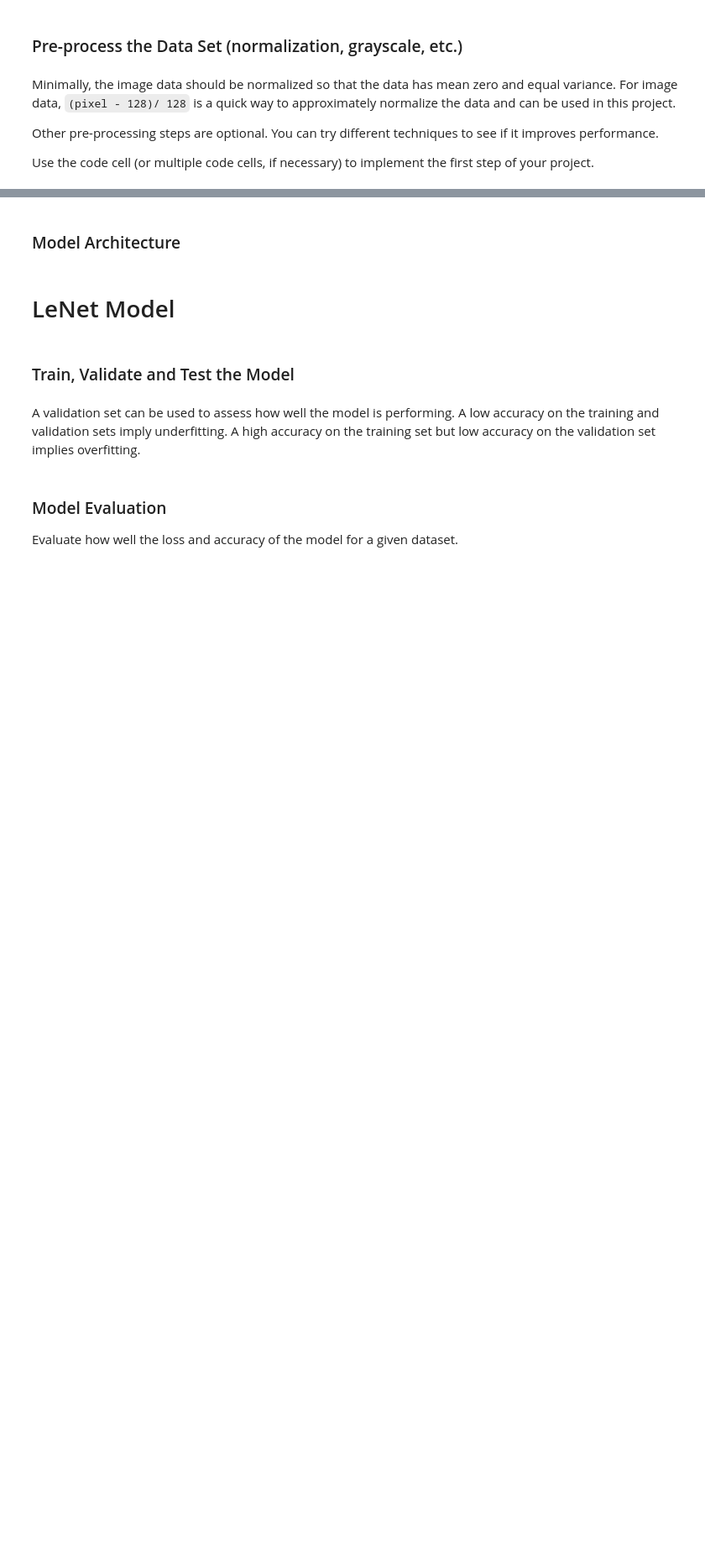
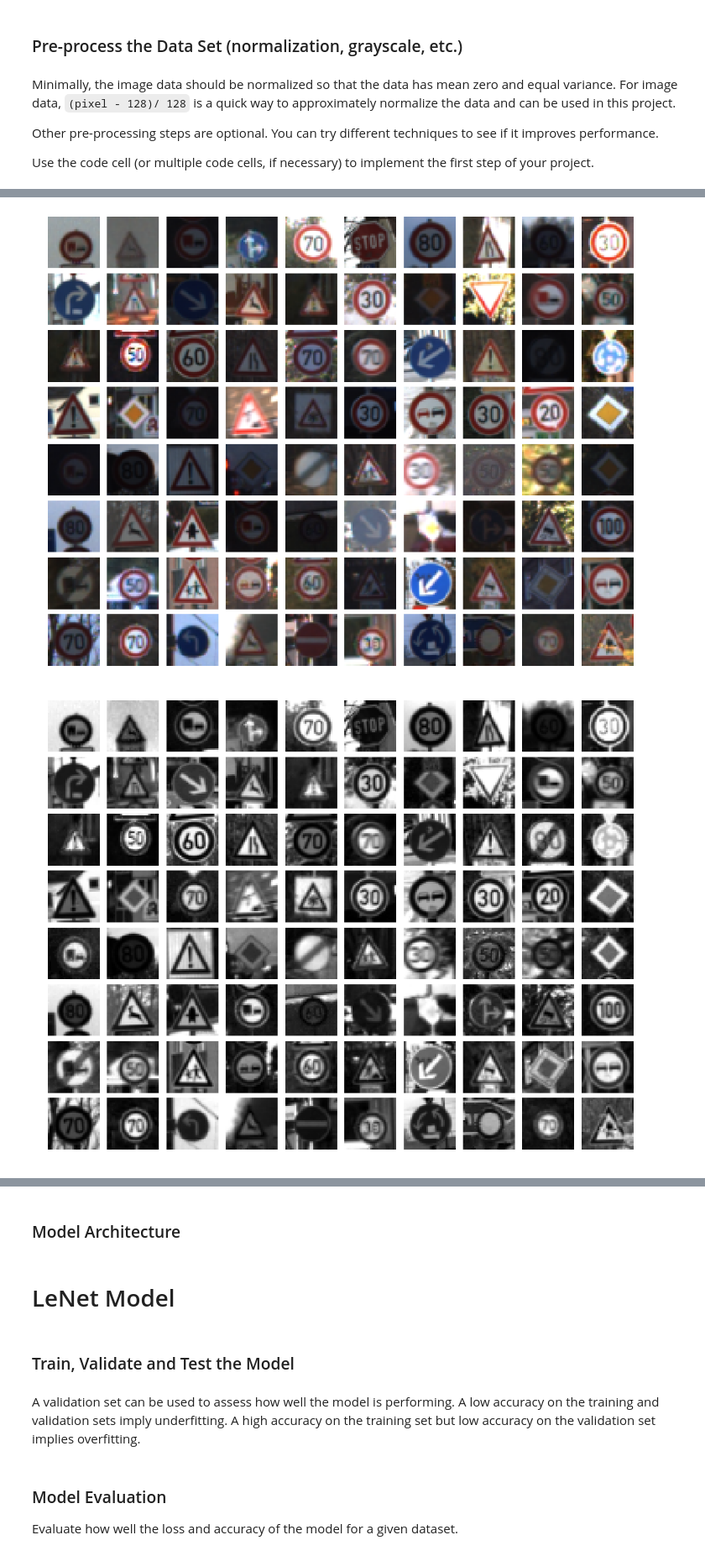
Before and after one commit to afourteia/CarND_Traffic_Sign_Classifier, a Jupyter notebook: Traffic_Sign_Classifier.ipynb, the cells around one changed output, grey strips where cells are left out. Shown at 84% size. Cells and saved outputs as stored; diff of their text form; code cells hidden in the pictures; blank space fills up the shorter version.

```diff
--- a/Traffic_Sign_Classifier.ipynb
+++ b/Traffic_Sign_Classifier.ipynb
@@ -199,3 +283,10 @@ def normalize_image(image_set):
+# %%
+# Visualize rgb vs grayscale
+view_images(X_train)
+view_images(X_train_gray)
+# %% [output]
+[figure, added]
+[figure, added]
 # %%
 # Convert images to gray scale and normalize
 #X_train_gray = grayscale(X_train)
```
Also changed, not shown: parts of 15 cells of this notebook.
